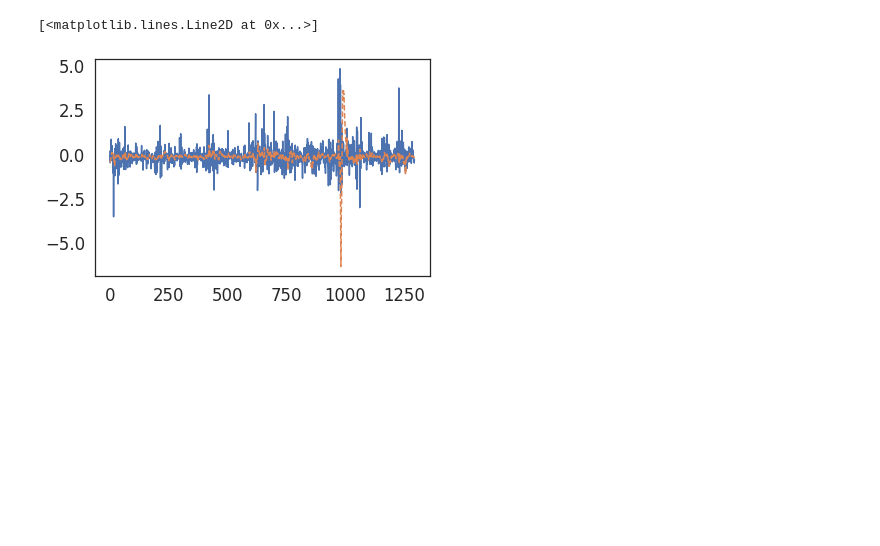
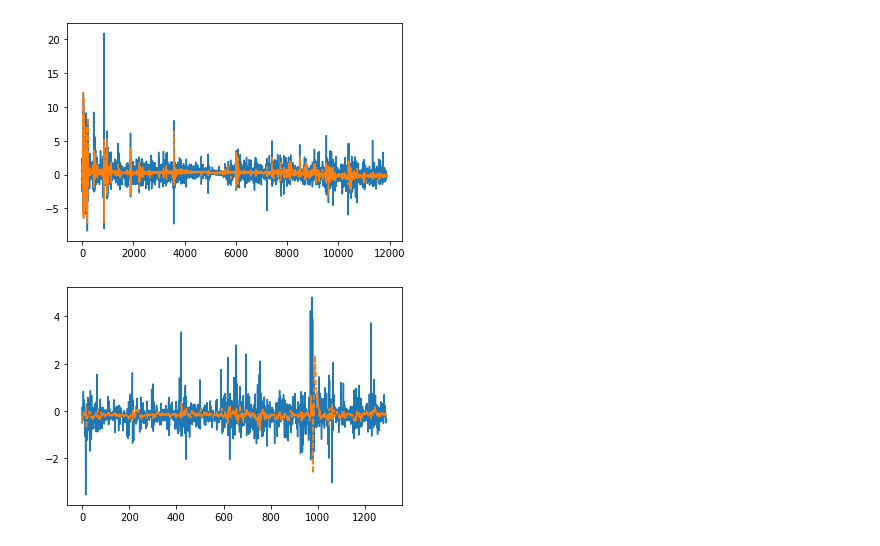
Before and after one commit to prathak/Imperial-Final-Project--DA, a Jupyter notebook: ML/beta_lbfgs_lstm.ipynb, the cells around one changed output. Saved outputs shown, nothing was run; the diff lists cells and outputs as text; code cells hidden in the pictures; blank space fills up the shorter version.

```diff
--- a/ML/beta_lbfgs_lstm.ipynb
+++ b/ML/beta_lbfgs_lstm.ipynb
@@ -72,7 +72,7 @@ def create_dataset(Betas, time_steps=2):
 
 
 def get_b_var():
-    with open('../TVP-VAR-VDA code/beta/BNB_amount_to_beta.npy', 'rb') as f:
+    with open('BNB_amount_to_beta.npy', 'rb') as f:
       b_var = np.load(f)
     b_var = np.reshape(b_var,(b_var.shape[0],b_var.shape[1]))
     b_var = b_var * 100
@@ -112,7 +112,7 @@ if __name__ == "__main__":
 
 
     loss_fun = tf.keras.losses.MeanSquaredError()
-    for i in range(7):
+    for i in range(6):
         print("Epoch ", i)
         func = function_factory(pred_model, loss_fun, inps, outs)
 
@@ -125,15 +125,3 @@ if __name__ == "__main__":
 
         # save final optimized parameters from results.position to the model
         func.assign_new_model_parameters(results.position)
-
-pred_outs = pred_model.predict(inps)
-
-pyplot.plot(pred_outs[:,1], linestyle="--")
-pyplot.plot(outs[:,1])
-pyplot.savefig("my_lb.png")
-pyplot.close()
-
-pred_test = pred_model.predict(X_test)
-pyplot.plot(pred_test[:,1], linestyle="--")
-pyplot.plot(Y_test[:, 1])
-pyplot.savefig("my_lb_test.png")
@@ -159,6 +128,20 @@ L2-error norm: 23.418236536933602
-# %%
-pyplot.plot(Y_test[:,1])
-pyplot.plot(pred_test[:,1], linestyle="--")s
-# %% [output]
-[<matplotlib.lines.Line2D at 0x...>]
-[figure, removed]
+# %%
+
+pred_outs = pred_model.predict(inps)
+
+pyplot.plot(outs[:,1])
+pyplot.plot(pred_outs[:,1], linestyle="--")
+
+pyplot.savefig("my_lb.png")
+pyplot.show()
+pyplot.pause(0.05)
+
+pred_test = pred_model.predict(X_test)
+pyplot.plot(Y_test[:, 1])
+pyplot.plot(pred_test[:,1], linestyle="--")
+
+pyplot.savefig("my_lb_test.png")
+pyplot.show()
+# %% [output]
+[figure, added]
+[figure, added]
```
Also changed, not shown: parts of 1 cell of this notebook, 4 other files.
